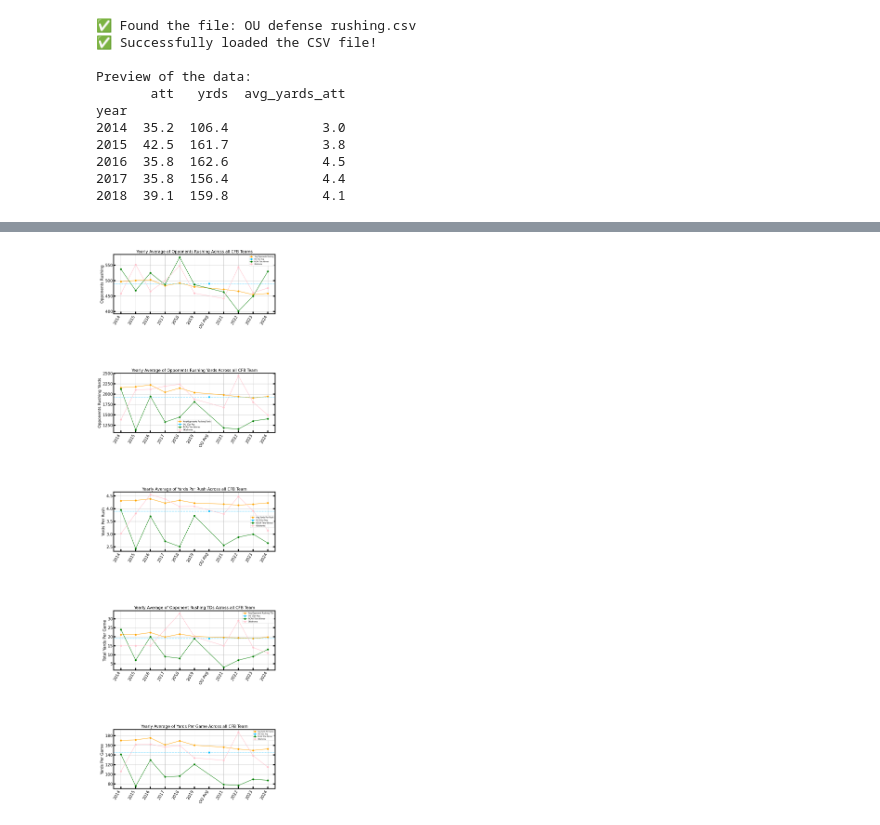
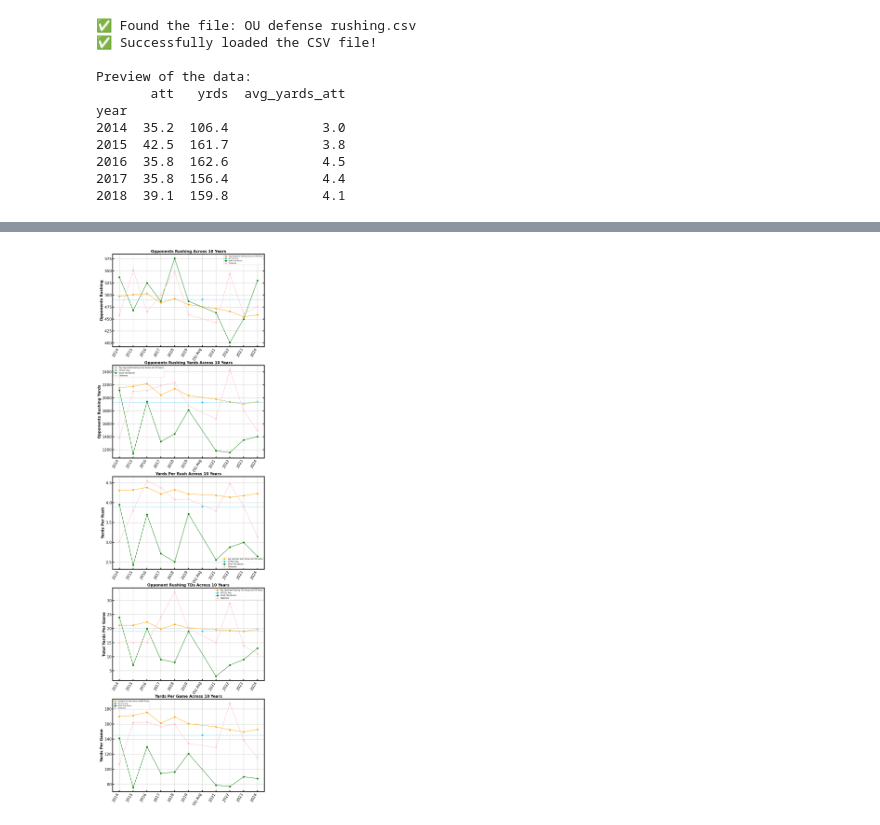
Before and after one commit to Jmo-1/Astro-Project, a Jupyter notebook: Project Code.ipynb, the cells around one changed output, grey strips where cells are left out. Saved outputs shown, nothing was run; the diff lists cells and outputs as text; code cells hidden in the pictures.

```diff
--- a/Project Code.ipynb
+++ b/Project Code.ipynb
@@ -16,16 +16,16 @@ plt.rcParams['xtick.labelsize'] = fontsize
 plt.rcParams['ytick.labelsize'] = fontsize
 plt.rcParams['xtick.direction'] = 'in'
 plt.rcParams['ytick.direction'] = 'in'
-plt.rcParams['xtick.major.size'] = 8
-plt.rcParams['ytick.major.size'] = 8
-plt.rcParams['xtick.major.width'] = 4
-plt.rcParams['ytick.major.width'] = 4
+plt.rcParams['xtick.major.size'] = 6
+plt.rcParams['ytick.major.size'] = 6
+plt.rcParams['xtick.major.width'] = 3
+plt.rcParams['ytick.major.width'] = 3
 plt.rcParams['xtick.minor.size'] = 6
 plt.rcParams['ytick.minor.size'] = 6
 plt.rcParams['xtick.minor.width'] = 2
 plt.rcParams['ytick.minor.width'] = 2
-plt.rcParams['xtick.top'] = True
-plt.rcParams['ytick.right'] = True
+#plt.rcParams['xtick.top'] = True
+#plt.rcParams['ytick.right'] = True
 plt.rcParams['axes.linewidth'] = 3
 # %%
 import pandas as pd
@@ -473,13 +498,13 @@ import matplotlib.pyplot as plt
 import pandas as pd
 
 df=pd.read_csv('Rushing Defense.csv')
-fig, (ax1, ax2, ax3, ax4, ax5) = plt.subplots(5, 1, figsize=(10, 30))
+fig, (ax1, ax2, ax3, ax4, ax5) = plt.subplots(5, 1, figsize=(10, 32))
 
 #----------------------------------------------------------------------------------------------------------------------------------------------#
 
 #First graph
 
-ax1.plot(df['year'], df['Opp Rush'], color='orange',  marker='o', label=' Avg Opponents Rushing')
+ax1.plot(df['year'], df['Opp Rush'], color='orange',  marker='o', label=' Avg Opponents Rushing Across all CFB Teams')
 
 ou_ypp_x=2020
 ou_ypp_y=490.5
@@ -498,18 +523,18 @@ ax1.plot(df['year'], natchamp, color='green', marker='o', label='NCAA Title Winn
 OUyear=np.array([458, 552, 465, 500, 548, 459, 442, 544, 461, 476])
 ax1.plot(df['year'], OUyear, color='pink', marker='o', label='Oklahoma')
 
-ax1.set_title('Yearly Average of Opponents Rushing Across all CFB Teams', fontsize=15)
-ax1.set_ylabel('Opponents Rushing', fontsize=15)
+ax1.set_title('Opponents Rushing Across 10 Years', fontsize=15, fontweight='bold')
+ax1.set_ylabel('Opponents Rushing', fontsize=15, fontweight='bold')
 ax1.grid(True)
 ax1.tick_params(top=False, labelsize=15)
 ax1.legend(fontsize=6, loc='upper right')
-plt.subplots_adjust(hspace=1)
+plt.subplots_adjust(hspace=0.2)
 
 #----------------------------------------------------------------------------------------------------------------------------------------------#
 
 #Second Plot
 
-ax2.plot(df['year'], df['Opp Rush Yds'], marker='o', label='Avg Opponents Rushing Yards', color='orange')
+ax2.plot(df['year'], df['Opp Rush Yds'], marker='o', label='Avg Opponents Rushing Yards Across all CFB Teams', color='orange')
 
 ou_avg_x = 2020
 ou_avg_y = 1931.6
@@ -527,18 +552,18 @@ ax2.plot(df['year'], natchamp, color='green', marker='o', label='NCAA Title Winn
 OUyear=np.array([1383, 2102, 2114, 2191, 2237, 1877, 1677, 2437, 1802, 1496])
 ax2.plot(df['year'], OUyear, color='pink', marker='o', label='Oklahoma')
 
-ax2.set_title('Yearly Average of Opponents Rushing Yards Across all CFB Team', fontsize=15)
-ax2.set_ylabel('Opponents Rushing Yards', fontsize=15)
+ax2.set_title('Opponents Rushing Yards Across 10 Years', fontsize=15, fontweight='bold')
+ax2.set_ylabel('Opponents Rushing Yards', fontsize=15, fontweight='bold')
 ax2.grid(True)
 ax2.tick_params(top=False, labelsize=15)
 ax2.legend(fontsize=7)
-plt.subplots_adjust(hspace=1)
+plt.subplots_adjust(hspace=0.2)
 
 #----------------------------------------------------------------------------------------------------------------------------------------------#
 
 #Third graph
 
-ax3.plot(df['year'], df['Yds/Rush'], marker='o', label='Avg Yards Per Rush', color='orange')
+ax3.plot(df['year'], df['Yds/Rush'], marker='o', label='Avg Yards Per Rush Across all CFB Teams', color='orange')
 
 ou_avg_x = 2020
 ou_avg_y = 3.9
@@ -556,16 +581,17 @@ ax3.plot(df['year'], natchamp, color='green', marker='o', label='NCAA Title Winn
 OUyear=np.array([3.02, 3.81, 4.55, 4.38, 4.08, 4.09, 3.79, 4.48, 3.91, 3.14])
 ax3.plot(df['year'], OUyear, color='pink', marker='o', label='Oklahoma')
 
-ax3.set_title('Yearly Average of Yards Per Rush Across all CFB Team', fontsize=15)
-ax3.set_ylabel('Yards Per Rush', fontsize=15)
+ax3.set_title('Yards Per Rush Across 10 Years', fontsize=15, fontweight='bold')
+ax3.set_ylabel('Yards Per Rush', fontsize=15, fontweight='bold')
 ax3.grid(True)
-ax3.tick_params(top=False, labelsize=15)
+ax3.tick_params(top=False, right=False, labelsize=15)
 ax3.legend(fontsize=7)
+plt.subplots_adjust(hspace=0.2)
 #----------------------------------------------------------------------------------------------------------------------------------------------#
 
 #Forth Plot
 
-ax4.plot(df['year'], df['Opp Rush TDs'], marker='o', label='Avg Opponent Rushing TDs', color='orange')
+ax4.plot(df['year'], df['Opp Rush TDs'], marker='o', label='Avg Opponent Rushing TDs Across all CFB Teams', color='orange')
 
 ou_avg_x = 2020
 ou_avg_y = 19.1
@@ -583,42 +609,43 @@ ax4.plot(df['year'], natchamp, color='green', marker='o', label='NCAA Title Winn
 OUyear=np.array([15, 15, 15, 24, 33, 20, 15, 29, 14, 11])
 ax4.plot(df['year'], OUyear, color='pink', marker='o', label='Oklahoma')
 
-ax4.set_title('Yearly Average of Opponent Rushing TDs Across all CFB Team', fontsize=15)
-ax4.set_ylabel('Total Yards Per Game', fontsize=15)
+ax4.set_title('Opponent Rushing TDs Across 10 Years', fontsize=15, fontweight='bold')
+ax4.set_ylabel('Total Yards Per Game', fontsize=15, fontweight='bold')
 ax4.grid(True)
-ax4.tick_params(top=False, labelsize=15)
+ax4.tick_params(top=False, right=False, labelsize=15)
 ax4.legend(fontsize=7)
+plt.subplots_adjust(hspace=0.2)
 
 #----------------------------------------------------------------------------------------------------------------------------------------------#
 
 #Fith Plot
 
-ax5.plot(df['year'], df['YPG'], marker='o', label='Avg Yards Per Game', color='orange')
+ax5.plot(df['year'], df['YPG'], marker='o', label='Avg Yards Per Game Across all CFB Teams', color='orange')
 
 ou_avg_x = 2020
 ou_avg_y = 145.1
 ax5.plot(ou_avg_x, ou_avg_y, marker='o', color='deepskyblue', label='OU 10yr Avg')
 ax5.axhline(y=ou_avg_y, linestyle='--', color='deepskyblue', linewidth=1)
 
 xticks = list(df['year']) + [ou_avg_x]
 xtick_labels = list(df['year'].astype(str)) + ['OU Avg']
 ax5.set_xticks(xticks)
 ax5.set_xticklabels(xtick_labels, rotation=60, ha='right', fontsize=9)
 
 natchamp=np.array([141.3, 75.7, 129.6, 94.7, 96.3, 120.8, 78.9, 77.1, 90, 87.6])
 ax5.plot(df['year'], natchamp, color='green', marker='o', label='NCAA Title Winner')
 
 OUyear=np.array([106.4, 161.7, 162.6, 156.5, 159.8, 134.1, 129, 187.5, 138.6, 115.1])
 ax5.plot(df['year'], OUyear, color='pink', marker='o', label='Oklahoma')
 
-ax5.set_title('Yearly Average of Yards Per Game Across all CFB Team', fontsize=15)
-ax5.set_ylabel('Yards Per Game', fontsize=15)
+ax5.set_title('Yards Per Game Across 10 Years', fontsize=15, fontweight='bold')
+ax5.set_ylabel('Yards Per Game', fontsize=15, fontweight='bold')
 ax5.grid(True)
-ax5.tick_params(top=False, labelsize=15)
+ax5.tick_params(top=False, right=False, labelsize=15)
 ax5.legend(fontsize=6)
 
 plt.tight_layout()
-plt.subplots_adjust(hspace=1)
+plt.subplots_adjust(hspace=0.2)
 plt.show()
 # %% [output]
-[figure, old version]
+[figure, new version]
```
Also changed, not shown: parts of 12 cells of this notebook.
